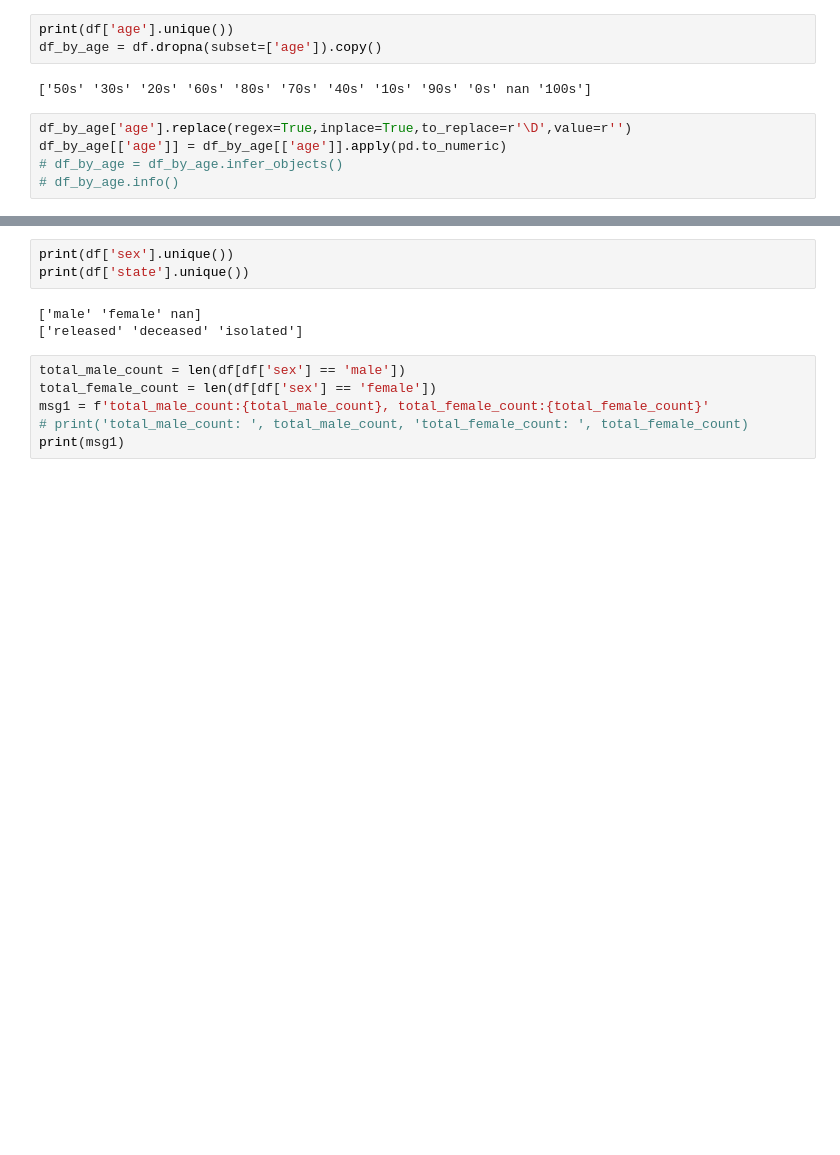
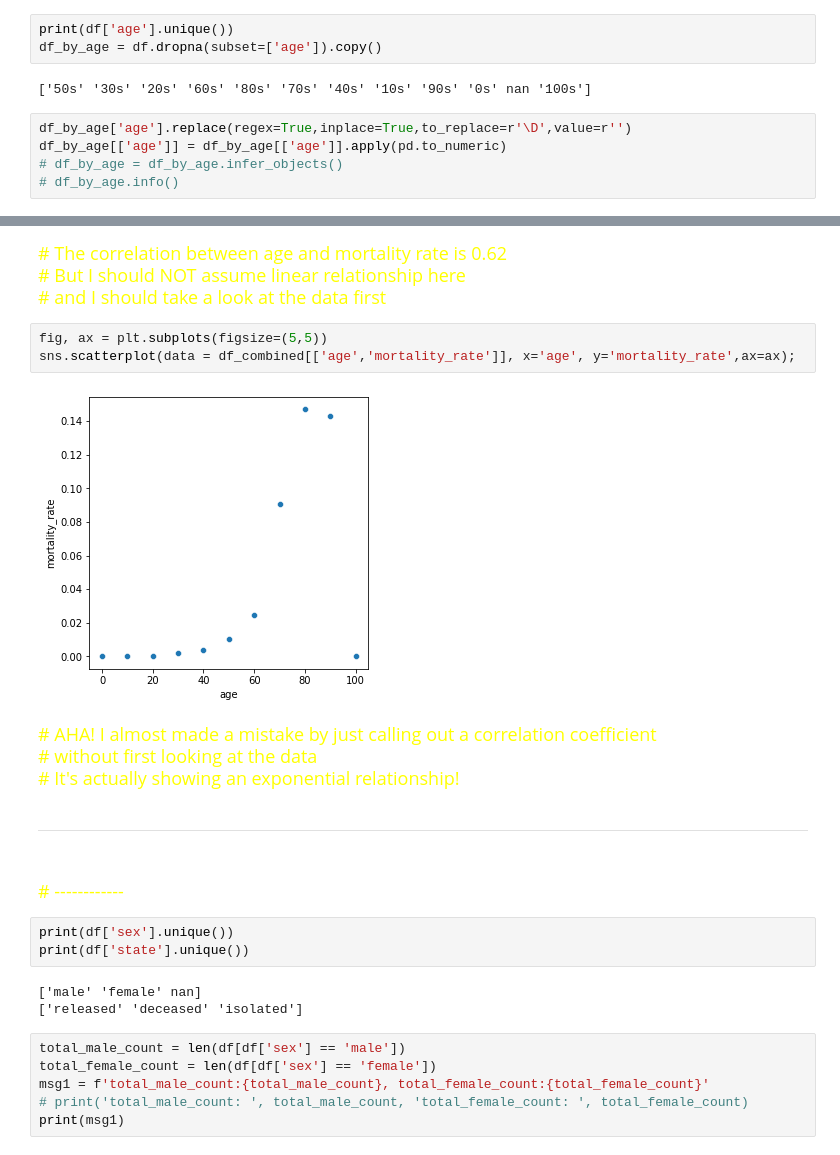
Before and after one commit to Wenjun-Mao/COVID-19-in-South-Korea-SIADS-591-Milestone-I, a Jupyter notebook: wjmao.ipynb, the cells around one changed output, grey strips where cells are left out. Cells and saved outputs as stored; diff of their text form; blank space fills up the shorter version.

```diff
--- a/wjmao.ipynb
+++ b/wjmao.ipynb
@@ -196,3 +219,25 @@ df_combined.plot(x='age', y = 'mortality_rate', kind = 'bar', figsize=(15,6))
+# %% [markdown]
+<font size=4 color='yellow'>
+# The correlation between age and mortality rate is 0.62<br>
+# But I should NOT assume linear relationship here<br>
+# and I should take a look at the data first
+# %%
+fig, ax = plt.subplots(figsize=(5,5))
+sns.scatterplot(data = df_combined[['age','mortality_rate']], x='age', y='mortality_rate',ax=ax);
+# %% [output]
+[figure, added]
+# %% [markdown]
+<font size=4 color='yellow'>
+# AHA! I almost made a mistake by just calling out a correlation coefficient<br>
+# without first looking at the data<br>
+# It's actually showing an exponential relationship!
+# %% [markdown]
+---------------------------------
+# %% [markdown]
+<font color='white' size = 5>
+2.2 Let's look at it by gender<br>
+<font color='yellow' size = 4>
+# ------------
 # %%
 print(df['sex'].unique())
 print(df['state'].unique())
```
Also changed, not shown: parts of 13 cells of this notebook.
